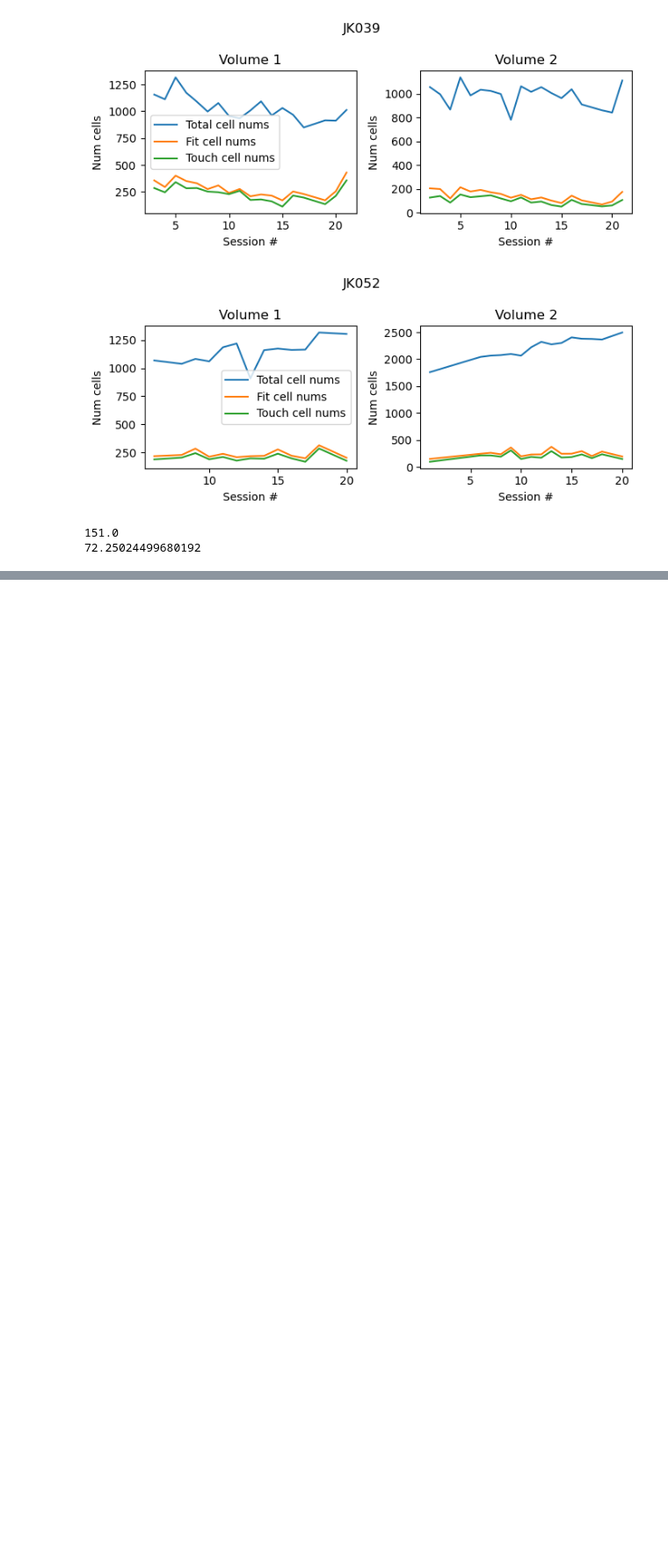
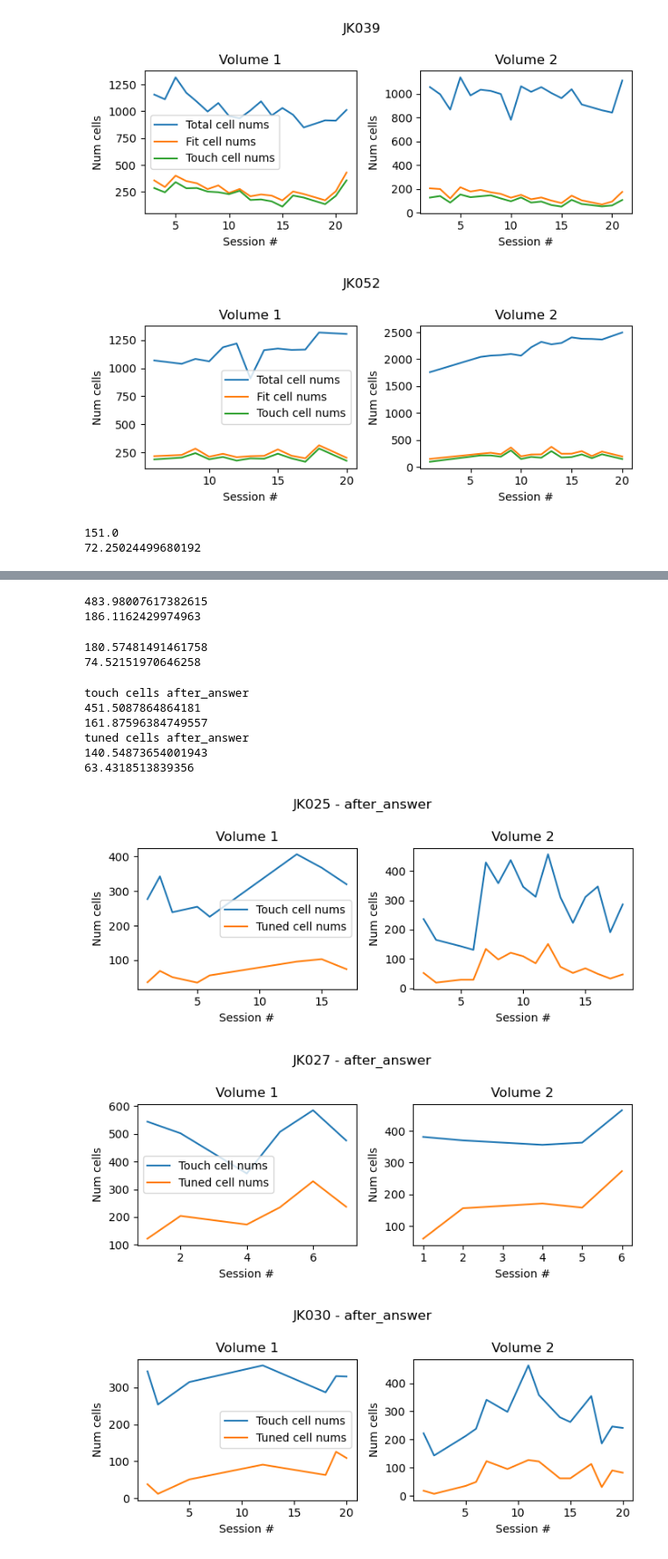
Before and after one commit to jkim0731/Neural-stretching-in-vS1, a Jupyter notebook: data_analysis/240423_clustering_index_variation_neuronal_activity.ipynb, the cells around one changed output, grey strips where cells are left out. Shown at 88% size. Cells and saved outputs as stored; diff of their text form; code cells hidden in the pictures; blank space fills up the shorter version.

```diff
--- a/data_analysis/240423_clustering_index_variation_neuronal_activity.ipynb
+++ b/data_analysis/240423_clustering_index_variation_neuronal_activity.ipynb
@@ -196,0 +242,66 @@ print(num_cell_df.num_touch_cells.std())
+# %%
+print(np.mean(np.array([np.mean(n) for n in num_touch_cell_all])))
+print(np.std(np.array([np.mean(n) for n in num_touch_cell_all])))
+# %% [output]
+483.98007617382615
+186.1162429974963
+# %%
+print(np.mean(np.array([np.mean(n) for n in num_tuned_cell_all])))
+print(np.std(np.array([np.mean(n) for n in num_tuned_cell_all])))
+# %% [output]
+180.57481491461758
+74.52151970646258
+# %%
+tt_dir = Path(r'C:\JK\results\touch_tuning')
+touch_window = 'after_answer'
+num_touch_cell_all = []
+num_tuned_cell_all = []
+for mouse in mice:
+    fig, ax = plt.subplots(1,2, figsize=(7,3))
+    for volume in range(1,3):
+        planes = range(1,5) if volume==1 else range(5,9)
+        sessions = [int(s) for s in training_volume_df.query("mouse==@mouse and volume==@volume").session]
+
+        num_touch_cell_sessions = []
+        num_tuned_cell_sessions = []
+        for session in sessions:
+            num_touch_cell_volume = 0
+            num_tuned_cell_volume = 0
+            for plane in planes:
+                tt_fn = tt_dir / f'JK{mouse:03}S{session:02}_plane{plane}_touch_tuning_{touch_window}.npy'
+                tt_result = np.load(tt_fn, allow_pickle=True).item()
+                assert len(np.setdiff1d(tt_result['tuned_cell_inds'], tt_result['touch_cell_inds'])) == 0
+                num_touch_cells = len(tt_result['touch_cell_inds'])
+                num_tuned_cells = len(tt_result['tuned_cell_inds'])
+                num_touch_cell_volume += num_touch_cells
+                num_tuned_cell_volume += num_tuned_cells
+            num_touch_cell_sessions.append(num_touch_cell_volume)
+            num_tuned_cell_sessions.append(num_tuned_cell_volume)
+        num_touch_cell_all.append(num_touch_cell_sessions)
+        num_tuned_cell_all.append(num_tuned_cell_sessions)
+        axi = volume-1
+        ax[axi].plot(sessions, num_touch_cell_sessions, label='Touch cell nums')
+        ax[axi].plot(sessions, num_tuned_cell_sessions, label='Tuned cell nums')
+        ax[axi].set_xlabel('Session #')
+        ax[axi].set_ylabel('Num cells')
+        ax[axi].set_title(f'Volume {volume}')
+    ax[0].legend()
+    fig.suptitle(f'JK{mouse:03} - {touch_window}')
+    fig.tight_layout()
+
+print(f'touch cells {touch_window}')
+print(np.mean(np.array([np.mean(n) for n in num_touch_cell_all])))
+print(np.std(np.array([np.mean(n) for n in num_touch_cell_all])))
+print(f'tuned cells {touch_window}')
+print(np.mean(np.array([np.mean(n) for n in num_tuned_cell_all])))
+print(np.std(np.array([np.mean(n) for n in num_tuned_cell_all])))
+# %% [output]
+touch cells after_answer
+451.5087864864181
+161.87596384749557
+tuned cells after_answer
+140.54873654001943
+63.4318513839356
+[figure, added]
+[figure, added]
+[figure, added]
```
Also changed, not shown: parts of 88 cells of this notebook, 3 other files.
